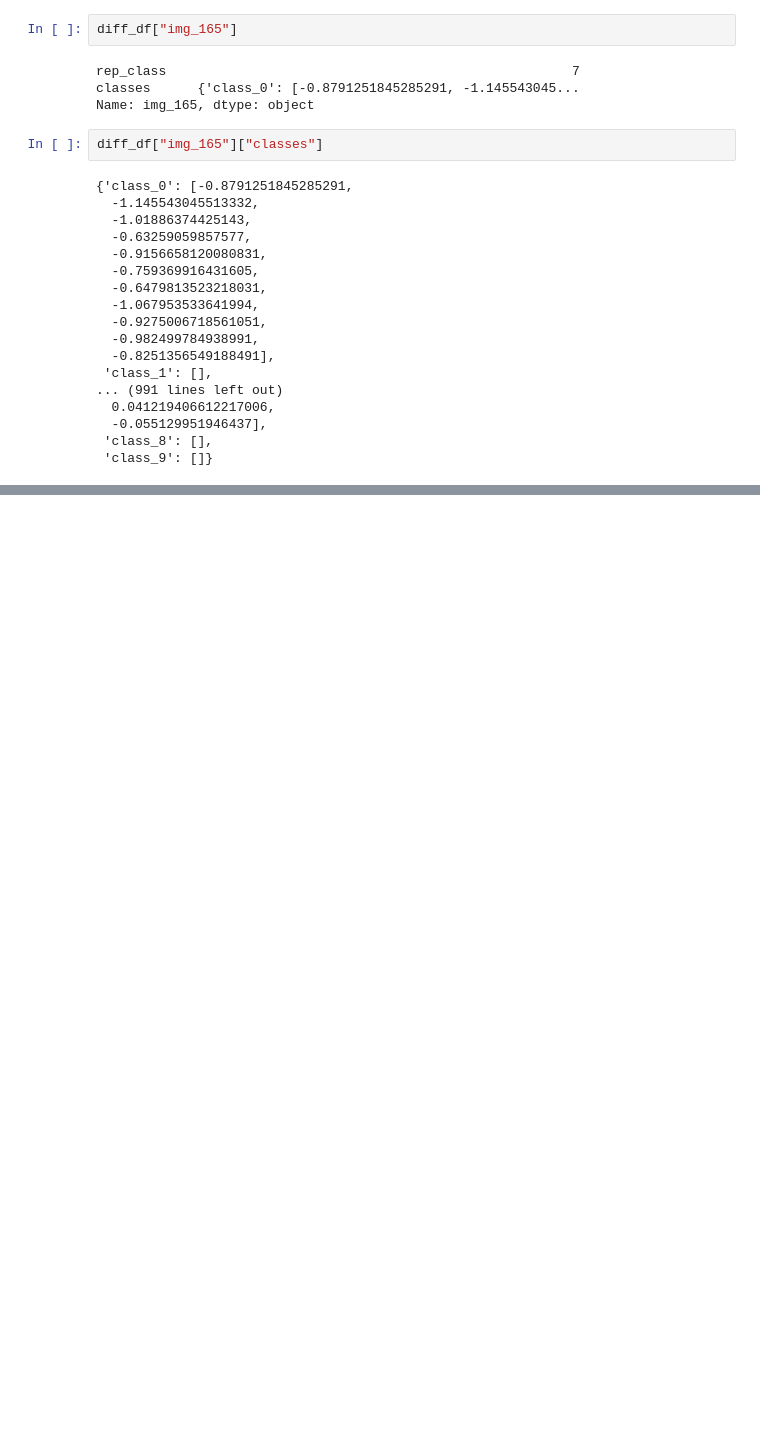
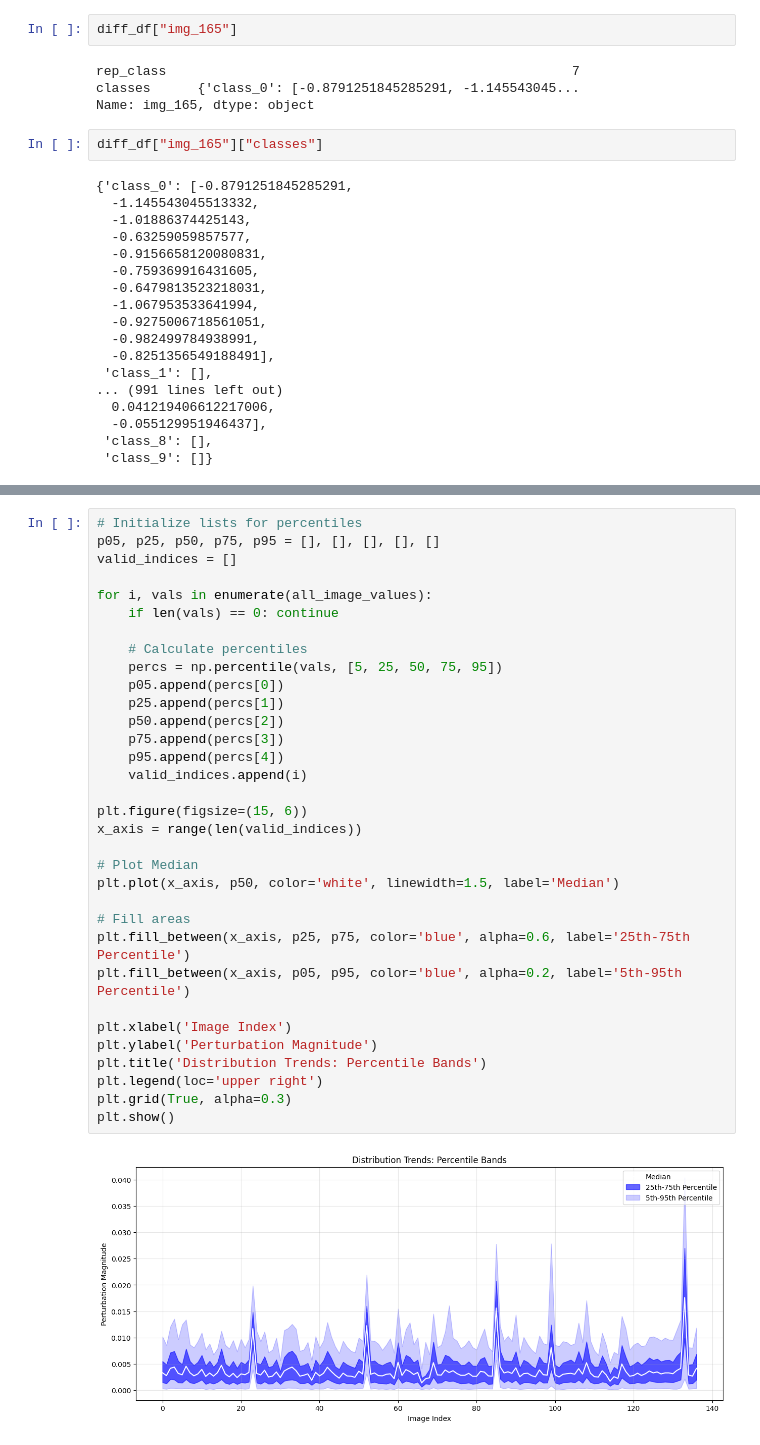
Before and after one commit to wz7475/black-box-adversarial-attacks, a Jupyter notebook: notebooks/mean_perturabation.ipynb, the cells around one changed output, grey strips where cells are left out. Drawn from its saved outputs; the diff is of its cells as text; blank space fills up the shorter version.

```diff
--- a/notebooks/mean_perturabation.ipynb
+++ b/notebooks/mean_perturabation.ipynb
@@ -129,0 +258,35 @@ plt.show()
+# %%
+# Initialize lists for percentiles
+p05, p25, p50, p75, p95 = [], [], [], [], []
+valid_indices = []
+
+for i, vals in enumerate(all_image_values):
+    if len(vals) == 0: continue
+
+    # Calculate percentiles
+    percs = np.percentile(vals, [5, 25, 50, 75, 95])
+    p05.append(percs[0])
+    p25.append(percs[1])
+    p50.append(percs[2])
+    p75.append(percs[3])
+    p95.append(percs[4])
+    valid_indices.append(i)
+
+plt.figure(figsize=(15, 6))
+x_axis = range(len(valid_indices))
+
+# Plot Median
+plt.plot(x_axis, p50, color='white', linewidth=1.5, label='Median')
+
+# Fill areas
+plt.fill_between(x_axis, p25, p75, color='blue', alpha=0.6, label='25th-75th Percentile')
+plt.fill_between(x_axis, p05, p95, color='blue', alpha=0.2, label='5th-95th Percentile')
+
+plt.xlabel('Image Index')
+plt.ylabel('Perturbation Magnitude')
+plt.title('Distribution Trends: Percentile Bands')
+plt.legend(loc='upper right')
+plt.grid(True, alpha=0.3)
+plt.show()
+# %% [output]
+[figure, added]
```
Also changed, not shown: parts of 7 cells of this notebook, 1 other file.
